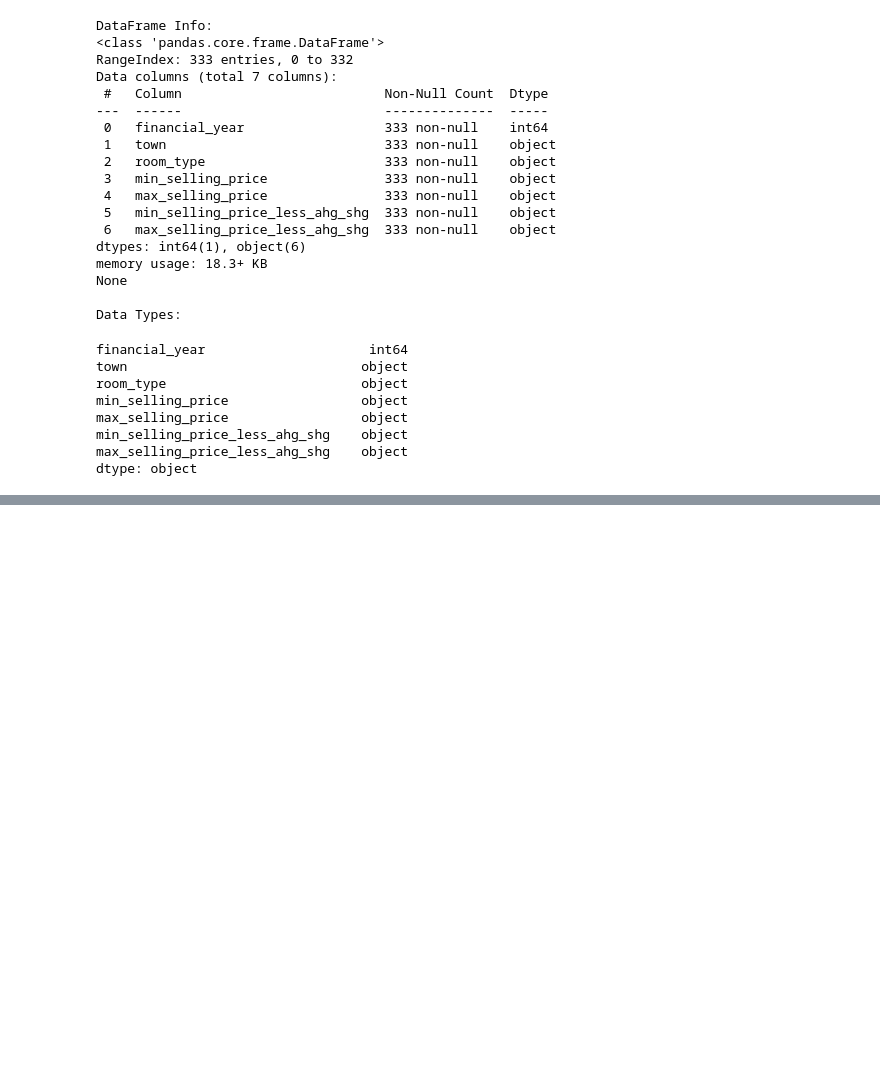
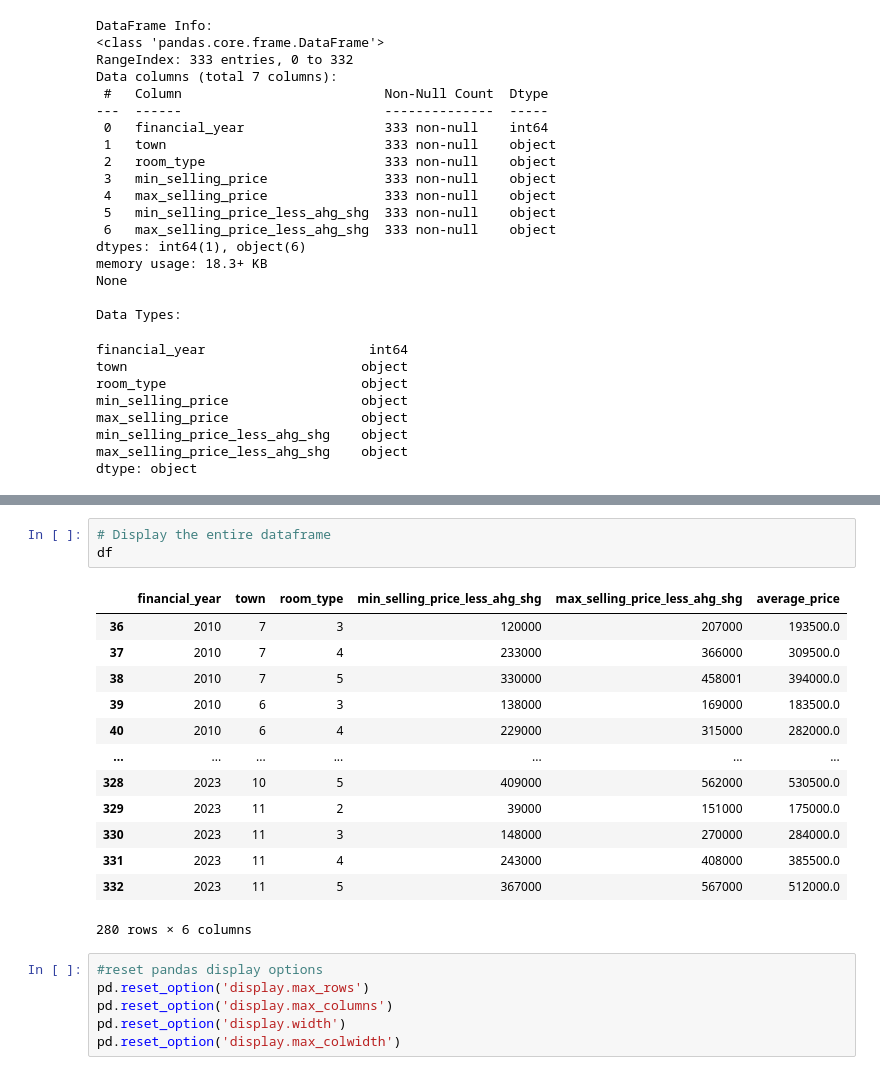
Before and after one commit to Ksnaeh/SVM-BTO-Prices, a Jupyter notebook: SVM-program.ipynb, the cells around one changed output, grey strips where cells are left out. Drawn from its saved outputs; the diff is of its cells as text; blank space fills up the shorter version.

```diff
--- a/SVM-program.ipynb
+++ b/SVM-program.ipynb
@@ -81 +145,24 @@ df
+# %%
+# Display the entire dataframe
+df
+# %% [output]
+|  | financial_year | town | room_type | min_selling_price_less_ahg_shg | max_selling_price_less_ahg_shg | average_price |
+| 36 | 2010 | 7 | 3 | 120000 | 207000 | 193500.0 |
+| 37 | 2010 | 7 | 4 | 233000 | 366000 | 309500.0 |
+| 38 | 2010 | 7 | 5 | 330000 | 458001 | 394000.0 |
+| 39 | 2010 | 6 | 3 | 138000 | 169000 | 183500.0 |
+| 40 | 2010 | 6 | 4 | 229000 | 315000 | 282000.0 |
+| ... | ... | ... | ... | ... | ... | ... |
+| 328 | 2023 | 10 | 5 | 409000 | 562000 | 530500.0 |
+| 329 | 2023 | 11 | 2 | 39000 | 151000 | 175000.0 |
+| 330 | 2023 | 11 | 3 | 148000 | 270000 | 284000.0 |
+| 331 | 2023 | 11 | 4 | 243000 | 408000 | 385500.0 |
+| 332 | 2023 | 11 | 5 | 367000 | 567000 | 512000.0 |
+280 rows × 6 columns
+# %%
+#reset pandas display options
+pd.reset_option('display.max_rows')
+pd.reset_option('display.max_columns')
+pd.reset_option('display.width')
+pd.reset_option('display.max_colwidth')
 # %%
```
Also changed, not shown: parts of 8 cells of this notebook, 1 other file.
